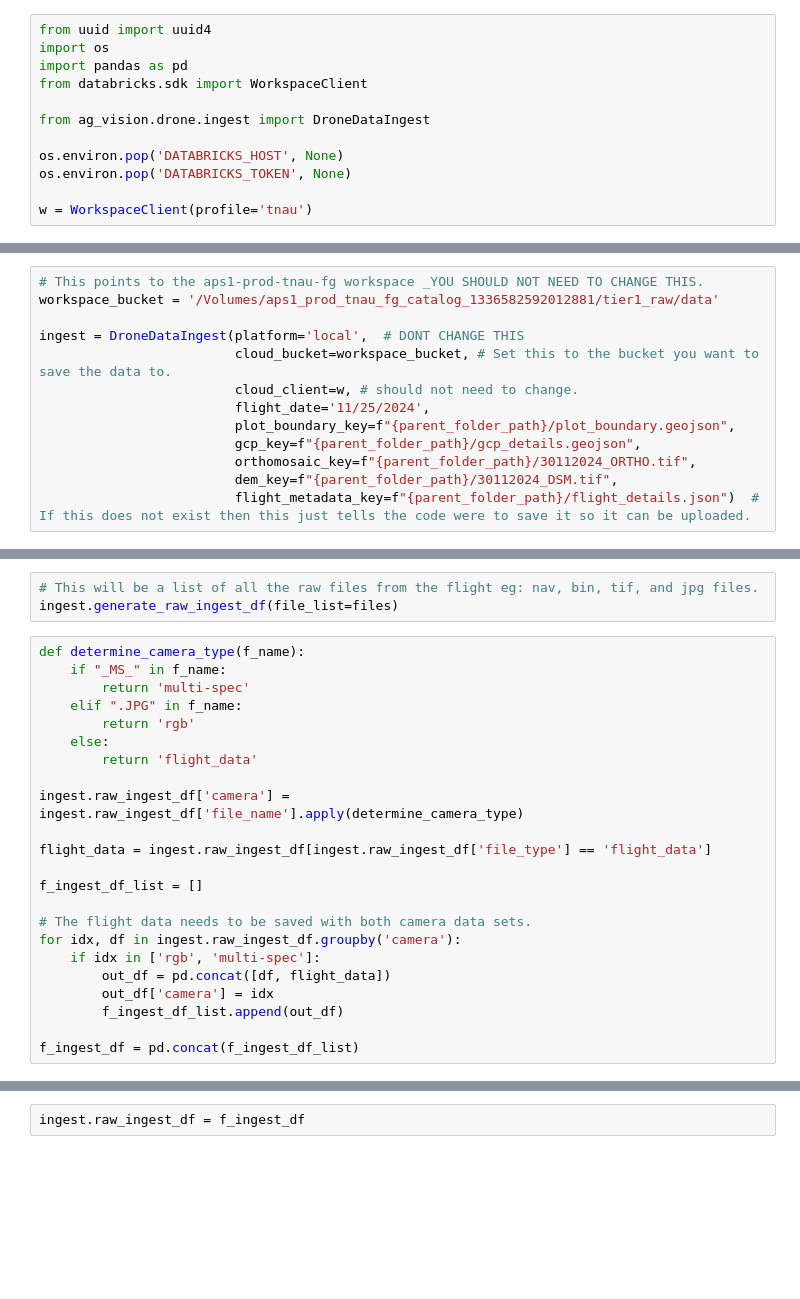
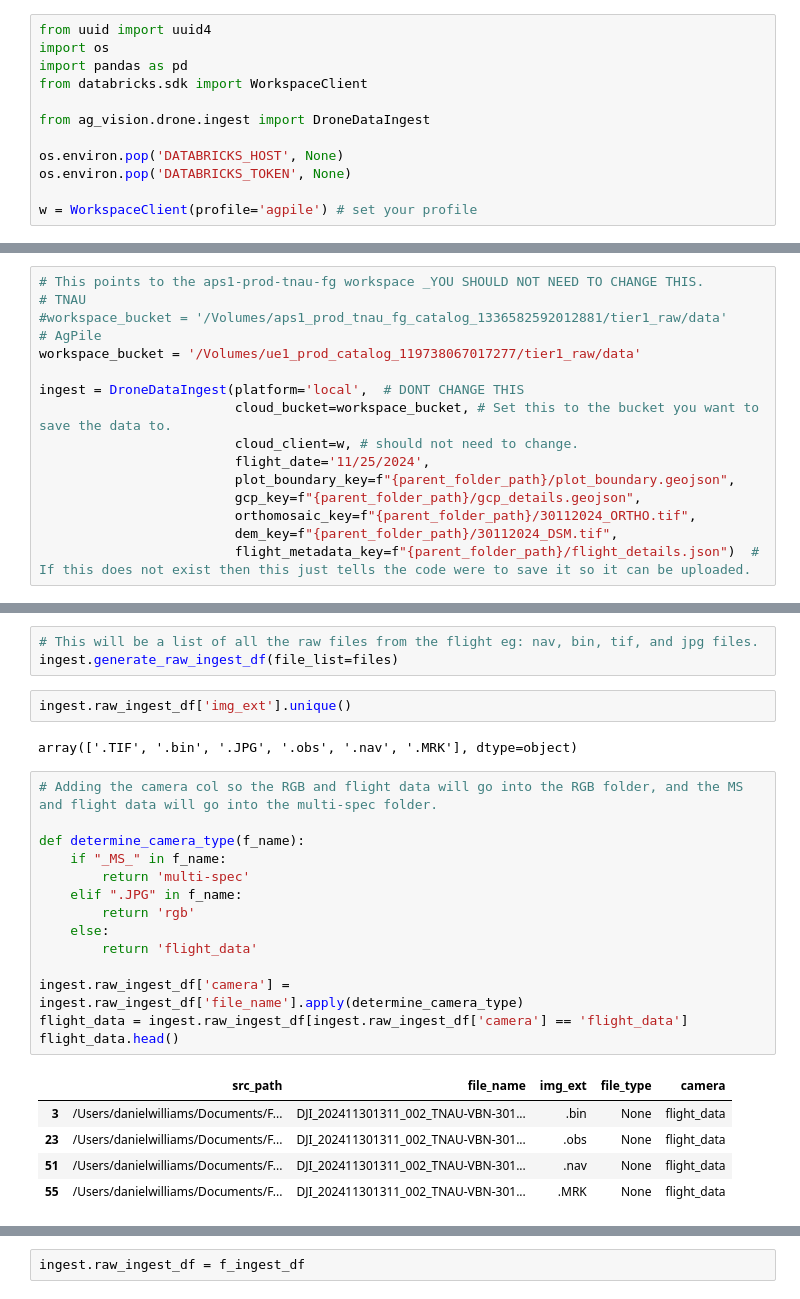
Before and after one commit to AgDMALabs-Public/ag-vision-dataops, a Jupyter notebook: examples/drone_data/upload_drone_data_to_databricks.ipynb, the cells around one changed output, grey strips where cells are left out. Saved outputs shown, nothing was run; the diff lists cells and outputs as text; blank space fills up the shorter version.

```diff
--- a/examples/drone_data/upload_drone_data_to_databricks.ipynb
+++ b/examples/drone_data/upload_drone_data_to_databricks.ipynb
@@ -9,6 +9,6 @@ from ag_vision.drone.ingest import DroneDataIngest
 os.environ.pop('DATABRICKS_HOST', None)
 os.environ.pop('DATABRICKS_TOKEN', None)
 
-w = WorkspaceClient(profile='tnau')
+w = WorkspaceClient(profile='agpile') # set your profile
 # %%
 w.config.host
@@ -61,7 +81,10 @@ flight_metadata = {
 }
 # %%
 # This points to the aps1-prod-tnau-fg workspace _YOU SHOULD NOT NEED TO CHANGE THIS.
-workspace_bucket = '/Volumes/aps1_prod_tnau_fg_catalog_1336582592012881/tier1_raw/data'
+# TNAU
+#workspace_bucket = '/Volumes/aps1_prod_tnau_fg_catalog_1336582592012881/tier1_raw/data'
+# AgPile
+workspace_bucket = '/Volumes/ue1_prod_catalog_119738067017277/tier1_raw/data'
 
 ingest = DroneDataIngest(platform='local',  # DONT CHANGE THIS
                          cloud_bucket=workspace_bucket, # Set this to the bucket you want to save the data to.
@@ -89,26 +112,27 @@ ingest.save_flight_metadata_to_json_local()
 # %%
 # This will be a list of all the raw files from the flight eg: nav, bin, tif, and jpg files.
 ingest.generate_raw_ingest_df(file_list=files)
+# %%
+ingest.raw_ingest_df['img_ext'].unique()
+# %% [output]
+array(['.TIF', '.bin', '.JPG', '.obs', '.nav', '.MRK'], dtype=object)
 # %%
+# Adding the camera col so the RGB and flight data will go into the RGB folder, and the MS and flight data will go into the multi-spec folder.
+
 def determine_camera_type(f_name):
     if "_MS_" in f_name:
         return 'multi-spec'
     elif ".JPG" in f_name:
         return 'rgb'
     else:
         return 'flight_data'
 
 ingest.raw_ingest_df['camera'] = ingest.raw_ingest_df['file_name'].apply(determine_camera_type)
-
-flight_data = ingest.raw_ingest_df[ingest.raw_ingest_df['file_type'] == 'flight_data']
-
-f_ingest_df_list = []
-
-# The flight data needs to be saved with both camera data sets.
-for idx, df in ingest.raw_ingest_df.groupby('camera'):
-    if idx in ['rgb', 'multi-spec']:
-        out_df = pd.concat([df, flight_data])
-        out_df['camera'] = idx
-        f_ingest_df_list.append(out_df)
-
-f_ingest_df = pd.concat(f_ingest_df_list)
+flight_data = ingest.raw_ingest_df[ingest.raw_ingest_df['camera'] == 'flight_data']
+flight_data.head()
+# %% [output]
+|  | src_path | file_name | img_ext | file_type | camera |
+| 3 | /Users/danielwilliams/Documents/F... | DJI_202411301311_002_TNAU-VBN-301... | .bin | None | flight_data |
+| 23 | /Users/danielwilliams/Documents/F... | DJI_202411301311_002_TNAU-VBN-301... | .obs | None | flight_data |
+| 51 | /Users/danielwilliams/Documents/F... | DJI_202411301311_002_TNAU-VBN-301... | .nav | None | flight_data |
+| 55 | /Users/danielwilliams/Documents/F... | DJI_202411301311_002_TNAU-VBN-301... | .MRK | None | flight_data |
```
Also changed, not shown: parts of 9 cells of this notebook, 6 other files.
